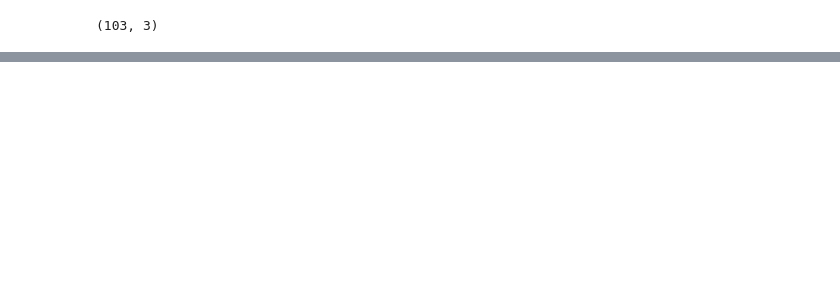
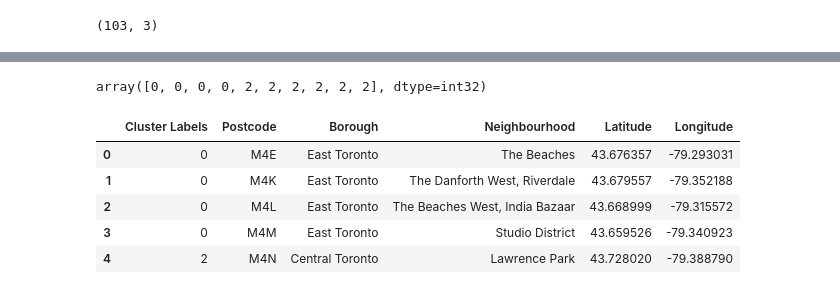
Before and after one commit to shauryamalik/Coursera_Capstone, a Jupyter notebook: Segmentation_and_Clustering_Toronto.ipynb, the cells around one changed output, grey strips where cells are left out. Saved outputs shown, nothing was run; the diff lists cells and outputs as text; code cells hidden in the pictures; blank space fills up the shorter version.

Commit message:
Basic Clustering Implemented

```diff
--- a/Segmentation_and_Clustering_Toronto.ipynb
+++ b/Segmentation_and_Clustering_Toronto.ipynb
@@ -60,0 +153,4 @@ df_mod.shape
+# %%
+tor_data = neighborhoods[neighborhoods['Borough'].str.contains('Toronto')].reset_index(drop=True)
+
+tor_data.shape
@@ -60,0 +192,6 @@ df_mod.shape
+# %%
+kclusters = 4
+
+toronto_loc = tor_data.drop(['Postcode','Borough','Neighbourhood'], axis=1)
+
+toronto_loc.head()
@@ -60,0 +205,19 @@ df_mod.shape
+# %%
+# run k-means clustering
+kmeans = KMeans(n_clusters=kclusters, random_state=0).fit(toronto_loc)
+
+# check cluster labels generated for each row in the dataframe
+kmeans.labels_[0:10]
+# %% [output]
+array([0, 0, 0, 0, 2, 2, 2, 2, 2, 2], dtype=int32)
+# %%
+tor_data.insert(0, 'Cluster Labels', kmeans.labels_)
+# %%
+tor_data.head()
+# %% [output]
+|  | Cluster Labels | Postcode | Borough | Neighbourhood | Latitude | Longitude |
+| 0 | 0 | M4E | East Toronto | The Beaches | 43.676357 | -79.293031 |
+| 1 | 0 | M4K | East Toronto | The Danforth West, Riverdale | 43.679557 | -79.352188 |
+| 2 | 0 | M4L | East Toronto | The Beaches West, India Bazaar | 43.668999 | -79.315572 |
+| 3 | 0 | M4M | East Toronto | Studio District | 43.659526 | -79.340923 |
+| 4 | 2 | M4N | Central Toronto | Lawrence Park | 43.728020 | -79.388790 |
```
Also changed, not shown: parts of 27 cells of this notebook, 1 other file.
